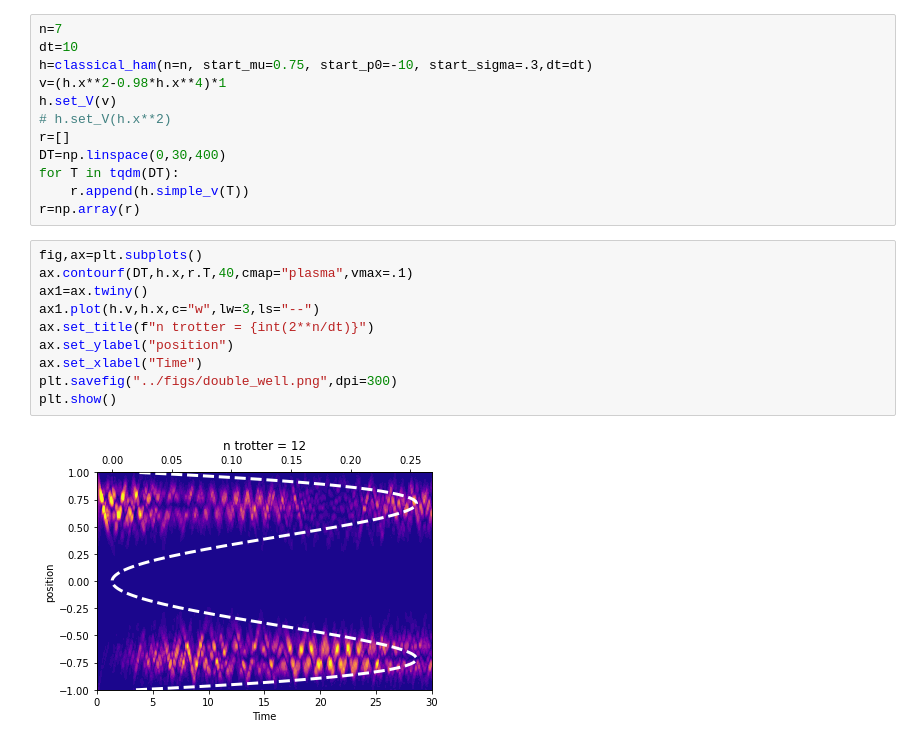
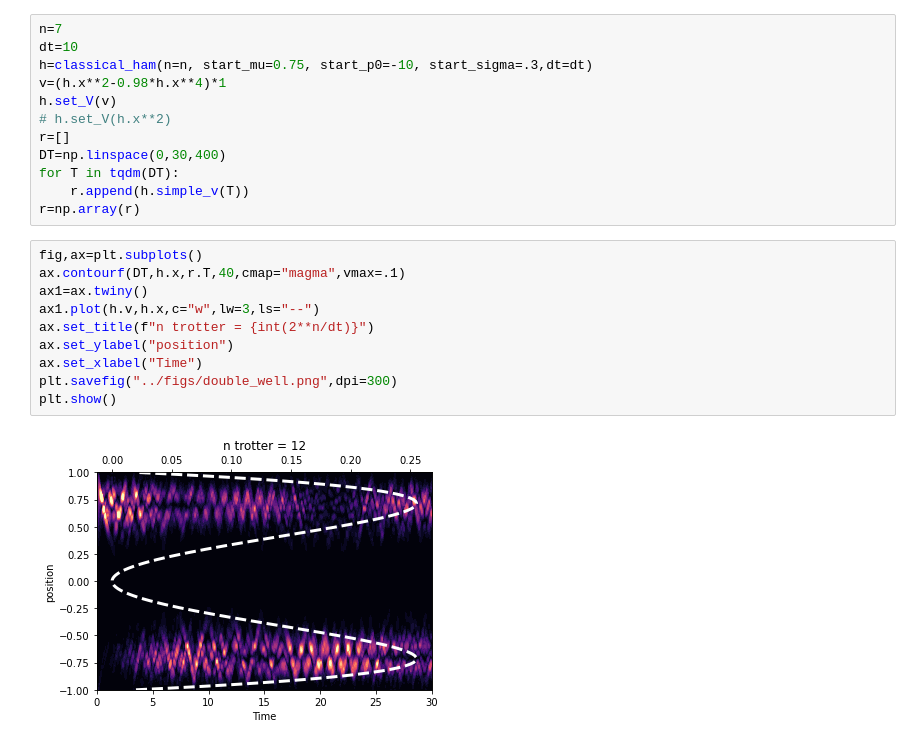
Before and after one commit to santoshkumarradha/stochastic-qc, a Jupyter notebook: classical simulation/test-01.ipynb, the cells around one changed output. Cells and saved outputs as stored; diff of their text form.

```diff
--- a/classical simulation/test-01.ipynb
+++ b/classical simulation/test-01.ipynb
@@ -23,13 +23,13 @@ for T in tqdm(DT):
 r=np.array(r)
 # %%
 fig,ax=plt.subplots()
-ax.contourf(DT,h.x,r.T,40,cmap="plasma",vmax=.1)
+ax.contourf(DT,h.x,r.T,40,cmap="magma",vmax=.1)
 ax1=ax.twiny()
 ax1.plot(h.v,h.x,c="w",lw=3,ls="--")
 ax.set_title(f"n trotter = {int(2**n/dt)}")
 ax.set_ylabel("position")
 ax.set_xlabel("Time")
 plt.savefig("../figs/double_well.png",dpi=300)
 plt.show()
 # %% [output]
-[figure, old version]
+[figure, new version]
```
Also changed, not shown: 1 other file.
